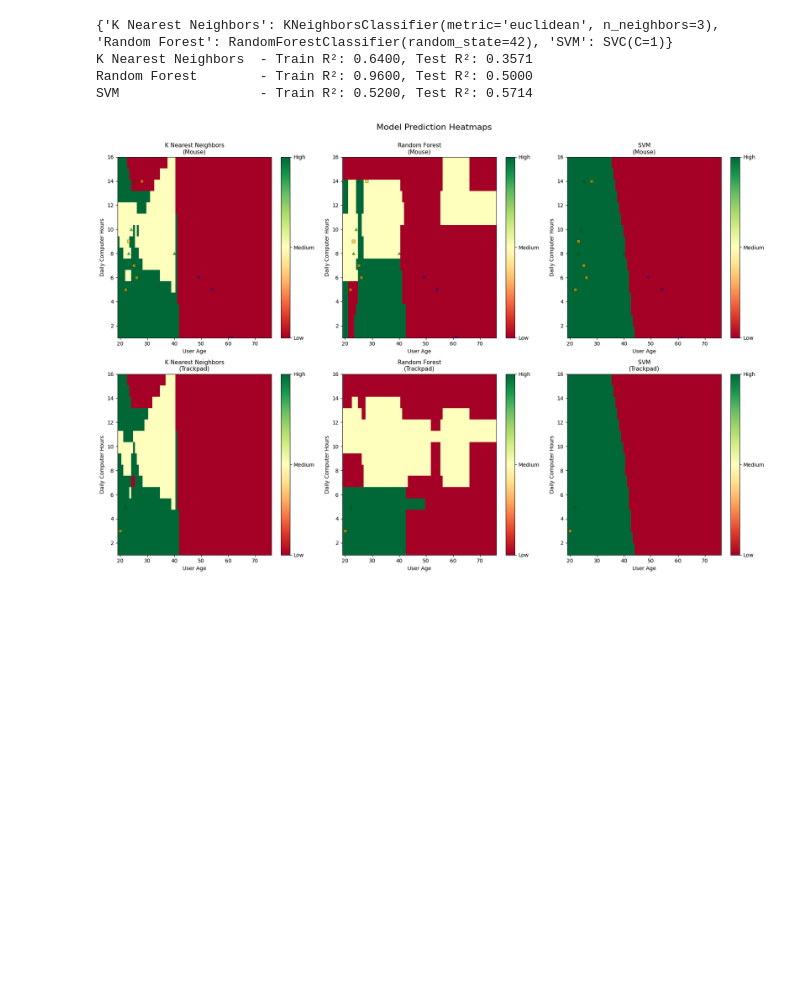
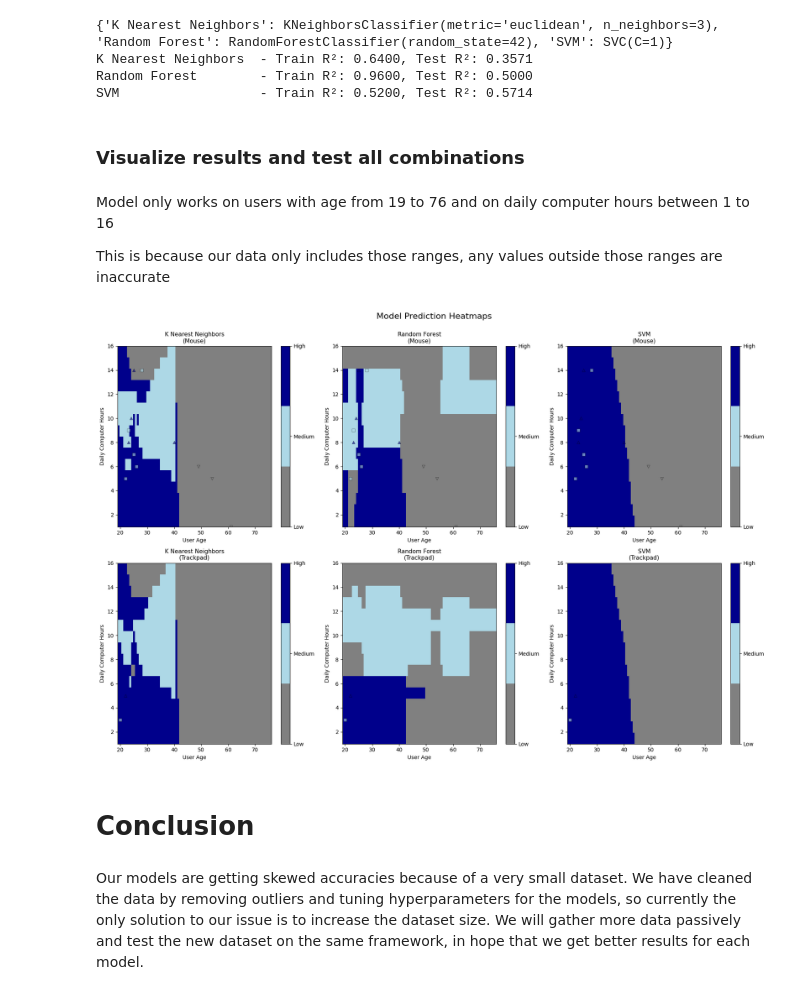
Before and after one commit to Baranuel/fitts-law-ML, a Jupyter notebook: fitts_law_ML.ipynb, the cells around one changed output. Drawn from its saved outputs; the diff is of its cells as text; code cells hidden in the pictures; blank space fills up the shorter version.

```diff
--- a/fitts_law_ML.ipynb
+++ b/fitts_law_ML.ipynb
@@ -9,11 +5,24 @@ Imports and statics
 # %%
+# Imports
+import seaborn as sns
+import numpy as np
+import matplotlib.pyplot as plt
+
 from pandas import pandas as pd
 from matplotlib import pyplot
-import seaborn as sns
-import numpy as np
+from matplotlib.colors import ListedColormap
+from sklearn.model_selection import GridSearchCV
+from sklearn.preprocessing import LabelEncoder
+from sklearn.ensemble import RandomForestClassifier
+from sklearn.neighbors import KNeighborsClassifier
+from sklearn.svm import SVC
+from sklearn.model_selection import train_test_split
 
+
+# Definitions
 MOVEMENT_TIME_THRESHOLD = 10
 NON_SUSPICIOUS_MOVEMENT_TIME_THRESHOLD = 3
+RANDOM_STATE = 42
 # %% [markdown]
 Functions
 # %%
@@ -251,8 +221,0 @@ Trackpad TP thresholds: min=2.2972007398671126, max=2.507317024316293
-# %%
-all_user_data = throughput_per_user.copy()
-users_with_mouse = all_user_data[all_user_data['device'] == 'mouse']
-users_with_trackpad = all_user_data[all_user_data['device'] == 'trackpad']
-
-user_based_data = all_user_data.copy()
-user_based_data.sort_values('device')
-user_based_data.head(2)
@@ -321,4 +260,7 @@ X_train, X_test, y_train, y_test = train_test_split(
 # %%
+# Splitting the data and training 3 models with hyperparameter tuning
+X_train, X_test, y_train, y_test = train_test_split(X, y, test_size=0.35, random_state=RANDOM_STATE)
+
 param_grids = {
     "Random Forest": {
         'n_estimators': [50, 100, 200],
@@ -387,10 +328,13 @@ for name, model in models_with_best_params.items():
 K Nearest Neighbors  - Train R²: 0.6400, Test R²: 0.3571
 Random Forest        - Train R²: 0.9600, Test R²: 0.5000
 SVM                  - Train R²: 0.5200, Test R²: 0.5714
+# %% [markdown]
+### Visualize results and test all combinations
+# %% [markdown]
+Model only works on users with age from 19 to 76 and on daily computer hours between 1 to 16
+
+This is because our data only includes those ranges, any values outside those ranges are inaccurate
 # %%
-# Create prediction heatmaps for each model
-import matplotlib.pyplot as plt
-
 # Create a grid of values for predictions
 age_range = np.linspace(X['user_age'].min(), X['user_age'].max(), 80)
 computer_time_range = np.linspace(X['computer_time'].min(), X['computer_time'].max(), 16)
@@ -411,7 +355,8 @@ for device_idx, (device_val, device_name) in enumerate(zip(devices, device_names
 
         for i, comp_time in enumerate(computer_time_range):
             for j, age in enumerate(age_range):
-                X_pred = np.array([[age, comp_time, device_val]])
+
+                X_pred = pd.DataFrame([[age, comp_time, device_val]], columns=['user_age', 'computer_time', 'device_encoded'])
                 pred = model.predict(X_pred)[0]
                 # Map categories to numbers for visualization
                 if pred == 'low':
@@ -422,35 +367,40 @@ for device_idx, (device_val, device_name) in enumerate(zip(devices, device_names
                     predictions[i, j] = 2
 
         # Create heatmap
-        im = ax.imshow(predictions, cmap='RdYlGn', aspect='auto', origin='lower',
+        custom_cmap = ListedColormap(['grey', 'lightblue', 'darkblue'])
+        im = ax.imshow(predictions, cmap=custom_cmap, aspect='auto', origin='lower',
                       extent=[age_range.min(), age_range.max(),
                              computer_time_range.min(), computer_time_range.max()])
 
         ax.set_xlabel('User Age', fontsize=10)
         ax.set_ylabel('Daily Computer Hours', fontsize=10)
         ax.set_title(f'{name}\n({device_name})', fontsize=11)
 
         # Add colorbar
         cbar = plt.colorbar(im, ax=ax, ticks=[0, 1, 2])
         cbar.set_ticklabels(['Low', 'Medium', 'High'])
 
         # Scatter actual data points on top
         device_mask = X_test['device_encoded'] == device_val
         X_test_device = X_test[device_mask]
         y_test_device = y_test[device_mask]
 
-        for category, marker, color in [('low', 'v', 'blue'),
-                                        ('medium', 's', 'orange'),
-                                        ('high', '^', 'green')]:
+        for category, marker, color in [('low', 'v', 'grey'),
+                                        ('medium', 's', 'lightblue'),
+                                        ('high', '^', 'darkblue')]:
             mask = y_test_device == category
             if mask.sum() > 0:
                 ax.scatter(X_test_device[mask]['user_age'],
                           X_test_device[mask]['computer_time'],
                           c=color, marker=marker, s=30,
                           edgecolors='black', linewidth=0.5,
                           alpha=0.6, label=f'Actual {category}')
 
 plt.tight_layout()
 plt.show()
 # %% [output]
-[figure, old version]
+[figure, new version]
+# %% [markdown]
+# Conclusion
+# %% [markdown]
+Our models are getting skewed accuracies because of a very small dataset. We have cleaned the data by removing outliers and tuning hyperparameters for the models, so currently the only solution to our issue is to increase the dataset size. We will gather more data passively and test the new dataset on the same framework, in hope that we get better results for each model.
```
Also changed, not shown: parts of 29 cells of this notebook.
